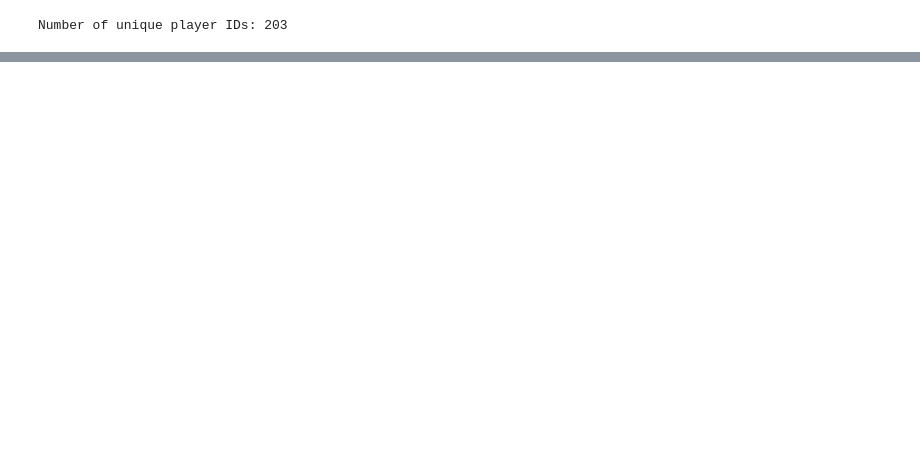
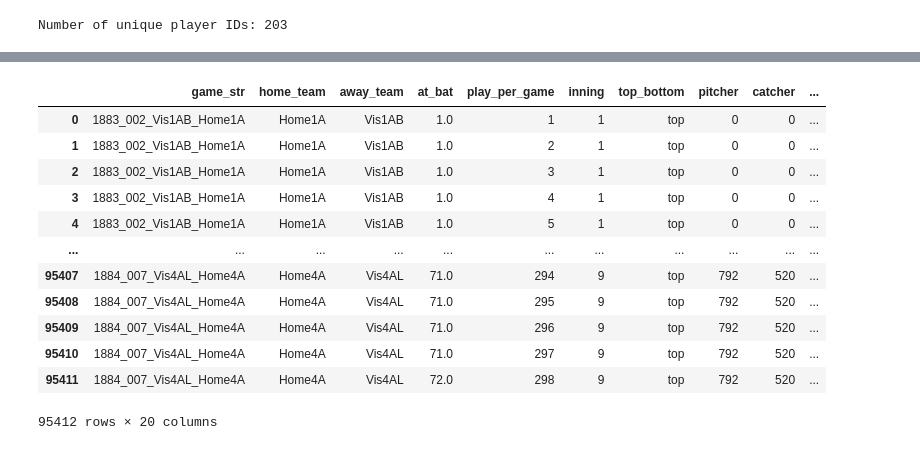
Before and after one commit to victorhauvi/SMT2024, a Jupyter notebook: 2024_SMT_Data_Challenge/SMT.ipynb, the cells around one changed output, grey strips where cells are left out. Drawn from its saved outputs; the diff is of its cells as text; code cells hidden in the pictures; blank space fills up the shorter version.

```diff
--- a/2024_SMT_Data_Challenge/SMT.ipynb
+++ b/2024_SMT_Data_Challenge/SMT.ipynb
@@ -212,12 +215,14 @@ for home_dir in ['Home1A', 'Home2A', 'Home3A', 'Home4A']:
     home_path = os.path.join(root_path, home_dir)
     for vis_dir in os.listdir(home_path):
         vis_path = os.path.join(home_path, vis_dir)
-        for day_dir in os.listdir(vis_path):
-            day_path = os.path.join(vis_path, day_dir)
-            csv_path = os.path.join(day_path, 'game_events.csv')
-            if os.path.isfile(csv_path):
-                df = pd.read_csv(csv_path)
-                dfs.append(df)
+        if os.path.isdir(vis_path):  # Check if vis_path is a directory
+            for day_dir in os.listdir(vis_path):
+                day_path = os.path.join(vis_path, day_dir)
+                if os.path.isdir(day_path):  # Check if day_path is a directory
+                    csv_path = os.path.join(day_path, 'game_events.csv')
+                    if os.path.isfile(csv_path):
+                        df = pd.read_csv(csv_path)
+                        dfs.append(df)
 
 game_events_season1884 = pd.concat(dfs, ignore_index=True)
 game_events_season1884
@@ -422,14 +446,17 @@ root_path = 'game_info/Season_1884/'
 
 for home_dir in ['Home1A', 'Home2A', 'Home3A', 'Home4A']:
     home_path = os.path.join(root_path, home_dir)
-    for vis_dir in os.listdir(home_path):
-        vis_path = os.path.join(home_path, vis_dir)
-        for day_dir in os.listdir(vis_path):
-            day_path = os.path.join(vis_path, day_dir)
-            csv_path = os.path.join(day_path, 'game_info.csv')
-            if os.path.isfile(csv_path):
-                df = pd.read_csv(csv_path)
-                dfs.append(df)
+    if os.path.isdir(home_path):  # Ensure home_path is a directory
+        for vis_dir in os.listdir(home_path):
+            vis_path = os.path.join(home_path, vis_dir)
+            if os.path.isdir(vis_path):  # Ensure vis_path is a directory
+                for day_dir in os.listdir(vis_path):
+                    day_path = os.path.join(vis_path, day_dir)
+                    if os.path.isdir(day_path):  # Ensure day_path is a directory
+                        csv_path = os.path.join(day_path, 'game_info.csv')
+                        if os.path.isfile(csv_path):  # Ensure csv_path is a file
+                            df = pd.read_csv(csv_path)
+                            dfs.append(df)
 
 game_info_season1884 = pd.concat(dfs, ignore_index=True)
 game_info_season1884
@@ -521,0 +517,23 @@ print(len(player_ids_list))
+# %%
+# Concatenate all the game_infos from both seasons
+game_info = pd.concat([game_info_season1883, game_info_season1884], ignore_index=True)
+# Convert NaNs to 0s, and floats to ints
+game_info = game_info.fillna(0)
+# Convert the floats in the columns of the players to ints
+cols = ['pitcher', 'catcher', 'first_base', 'second_base', 'third_base', 'shortstop', 'left_field', 'center_field', 'right_field', 'batter', 'first_baserunner','second_baserunner', 'third_baserunner']
+game_info[cols] = game_info[cols].astype(int)
+game_info
+# %% [output]
+|  | game_str | home_team | away_team | at_bat | play_per_game | inning | top_bottom | pitcher | catcher | ... |
+| 0 | 1883_002_Vis1AB_Home1A | Home1A | Vis1AB | 1.0 | 1 | 1 | top | 0 | 0 | ... |
+| 1 | 1883_002_Vis1AB_Home1A | Home1A | Vis1AB | 1.0 | 2 | 1 | top | 0 | 0 | ... |
+| 2 | 1883_002_Vis1AB_Home1A | Home1A | Vis1AB | 1.0 | 3 | 1 | top | 0 | 0 | ... |
+| 3 | 1883_002_Vis1AB_Home1A | Home1A | Vis1AB | 1.0 | 4 | 1 | top | 0 | 0 | ... |
+| 4 | 1883_002_Vis1AB_Home1A | Home1A | Vis1AB | 1.0 | 5 | 1 | top | 0 | 0 | ... |
+| ... | ... | ... | ... | ... | ... | ... | ... | ... | ... | ... |
+| 95407 | 1884_007_Vis4AL_Home4A | Home4A | Vis4AL | 71.0 | 294 | 9 | top | 792 | 520 | ... |
+| 95408 | 1884_007_Vis4AL_Home4A | Home4A | Vis4AL | 71.0 | 295 | 9 | top | 792 | 520 | ... |
+| 95409 | 1884_007_Vis4AL_Home4A | Home4A | Vis4AL | 71.0 | 296 | 9 | top | 792 | 520 | ... |
+| 95410 | 1884_007_Vis4AL_Home4A | Home4A | Vis4AL | 71.0 | 297 | 9 | top | 792 | 520 | ... |
+| 95411 | 1884_007_Vis4AL_Home4A | Home4A | Vis4AL | 72.0 | 298 | 9 | top | 792 | 520 | ... |
+95412 rows × 20 columns
```
Also changed, not shown: parts of 27 cells of this notebook, 41 other files.
